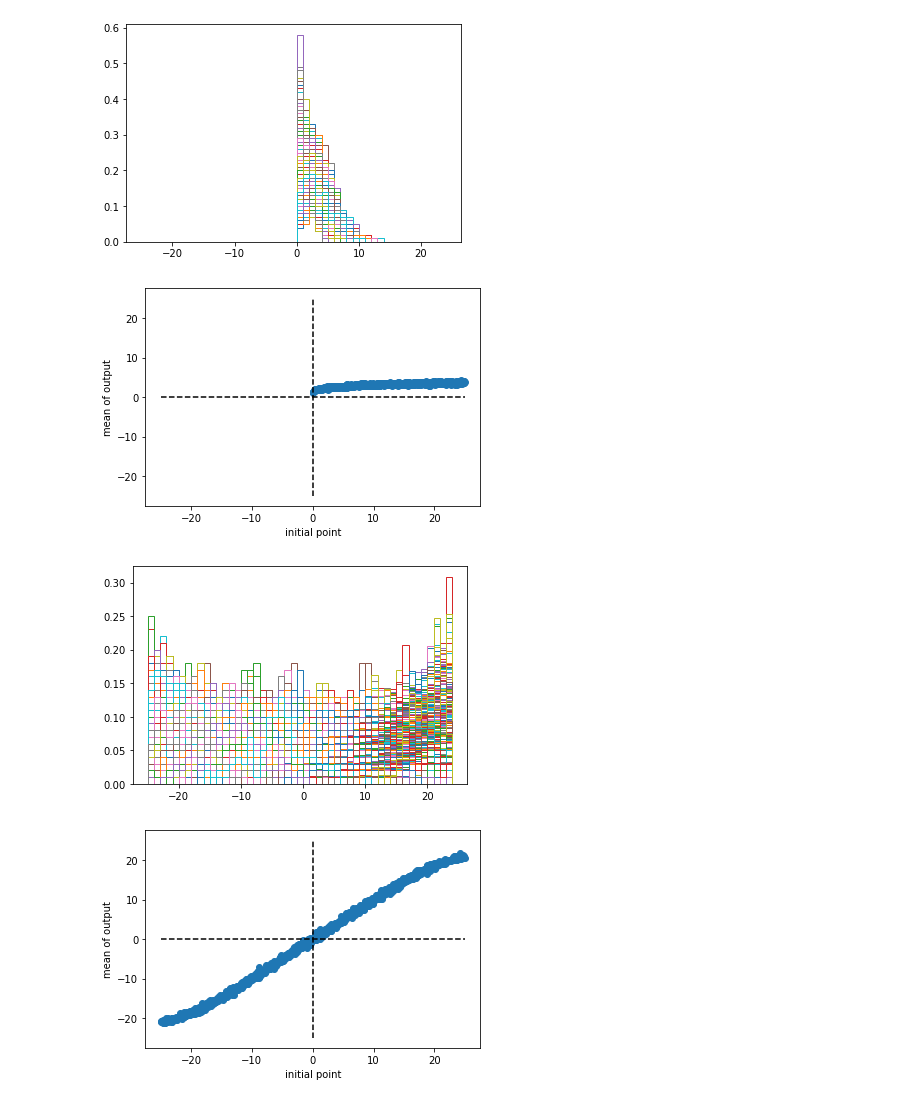
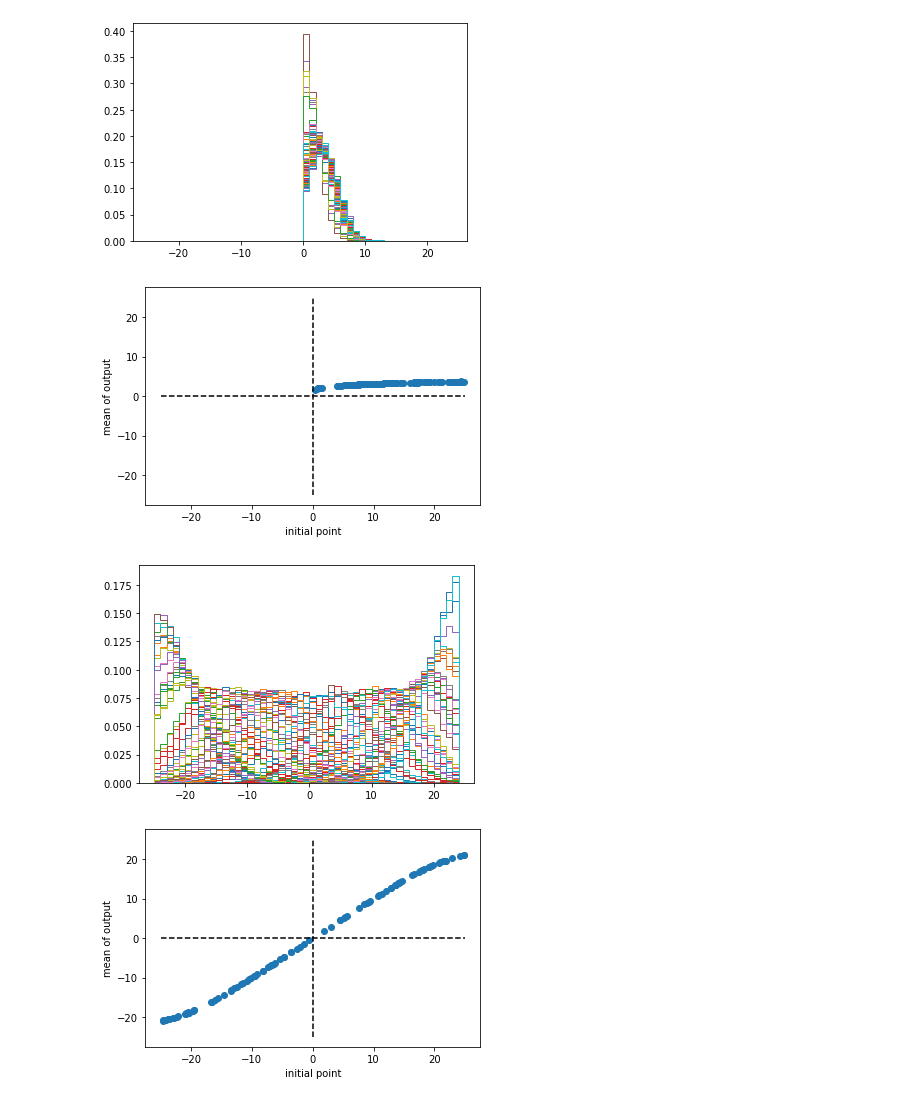
Before and after one commit to jennetd/pmssm-tests, a Jupyter notebook: step-tests.ipynb, the cells around one changed output. Saved outputs shown, nothing was run; the diff lists cells and outputs as text; code cells hidden in the pictures.

```diff
--- a/step-tests.ipynb
+++ b/step-tests.ipynb
@@ -3,14 +3,19 @@ import numpy as np
 import matplotlib.pyplot as plt
 import random
 # %%
-ntoys = 1000
-nits = 100
+ntoys = 100
+nits = 10000
 
 binwidth = 1
 nbins = int(50./binwidth)
 bins = [i*binwidth-25 for i in range(nbins)]
 
 width_coefficient = 0.1
+
+def L(x):
+    mu = 4
+    sig = 1
+    return 1 #np.exp(-np.power(x - mu, 2.) / (2 * np.power(sig, 2.)))
 # %%
 # linear stepping, positive def parameter
 
@@ -26,14 +31,16 @@ while toys < ntoys:
     init_points += [input_point]
     its = 0
     values += [[]]
+    likelihood = 0
 
     while its < nits:
         in_range = False
         while not in_range:
             parametervalue = random.gauss(input_point,width)
             in_range = parametervalue > parameterrange[0] and parametervalue < parameterrange[1]
-        values[toys] += [parametervalue]
-        its += 1
+        if L(parametervalue) >= likelihood:
+            values[toys] += [parametervalue]
+            its += 1
     toys += 1
 
 means = []
@@ -72,8 +79,9 @@ while toys < ntoys:
         while not in_range:
             parametervalue = random.gauss(np.log(input_point),width)
             in_range = parametervalue > parameterrange[0] and parametervalue < parameterrange[1]
-        values[toys] += [parametervalue]
-        its += 1
+        if L(parametervalue) >= likelihood:
+            values[toys] += [parametervalue]
+            its += 1
     toys += 1
 
 means = []
@@ -89,8 +97,8 @@ plt.xlabel('initial point')
 plt.ylabel('mean of output')
 plt.show()
 # %% [output]
-[figure, old version]
+[figure, new version]
-[figure, old version]
+[figure, new version]
 # %%
 # linear stepping, parameter with negative values
 
@@ -100,37 +108,38 @@ width = width_coefficient*(parameterrange[1]-parameterrange[0])
 init_points = []
 values = []
 toys = 0
 
 while toys < ntoys:
     input_point = np.random.uniform(parameterrange[0],parameterrange[1])
     init_points += [input_point]
     its = 0
     values += [[]]
 
     while its < nits:
         in_range = False
         while not in_range:
             parametervalue = random.gauss(input_point,width)
             in_range = parametervalue > parameterrange[0] and parametervalue < parameterrange[1]
-        values[toys] += [parametervalue]
-        its += 1
+        if L(parametervalue) >= likelihood:
+            values[toys] += [parametervalue]
+            its += 1
     toys += 1
 
 means = []
 for i in range(ntoys):
     plt.hist(values[i],bins=bins,density=True,histtype='step')
     means += [np.mean(values[i])]
 plt.show()
 
 plt.scatter(init_points,means)
 plt.plot([-25,25],[0,0],'k--')
 plt.plot([0,0],[-25,25],'k--')
 plt.xlabel('initial point')
 plt.ylabel('mean of output')
 plt.show()
 # %% [output]
-[figure, old version]
+[figure, new version]
-[figure, old version]
+[figure, new version]
 # %%
 # linear stepping, variable width
 # parameter with negative values
```
Also changed, not shown: parts of 6 cells of this notebook.
